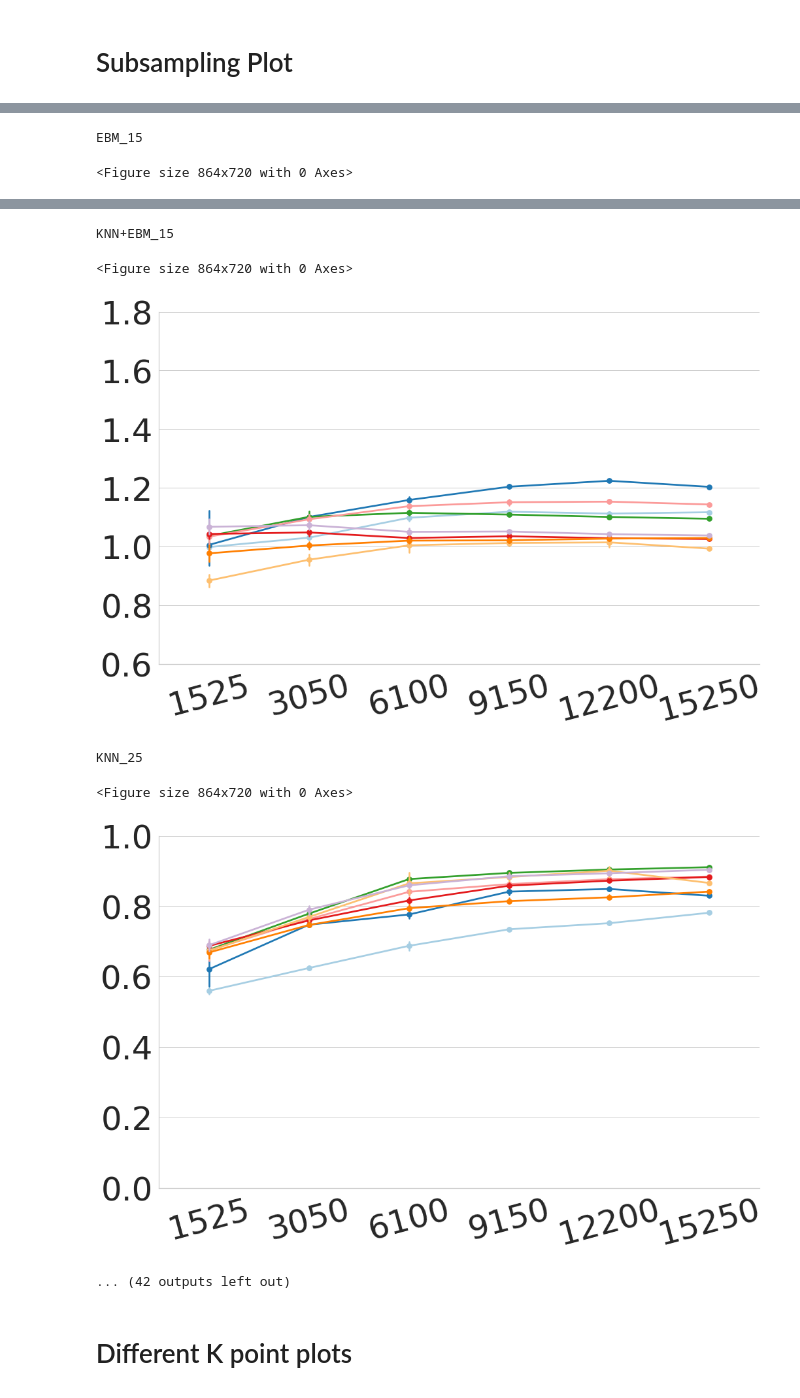
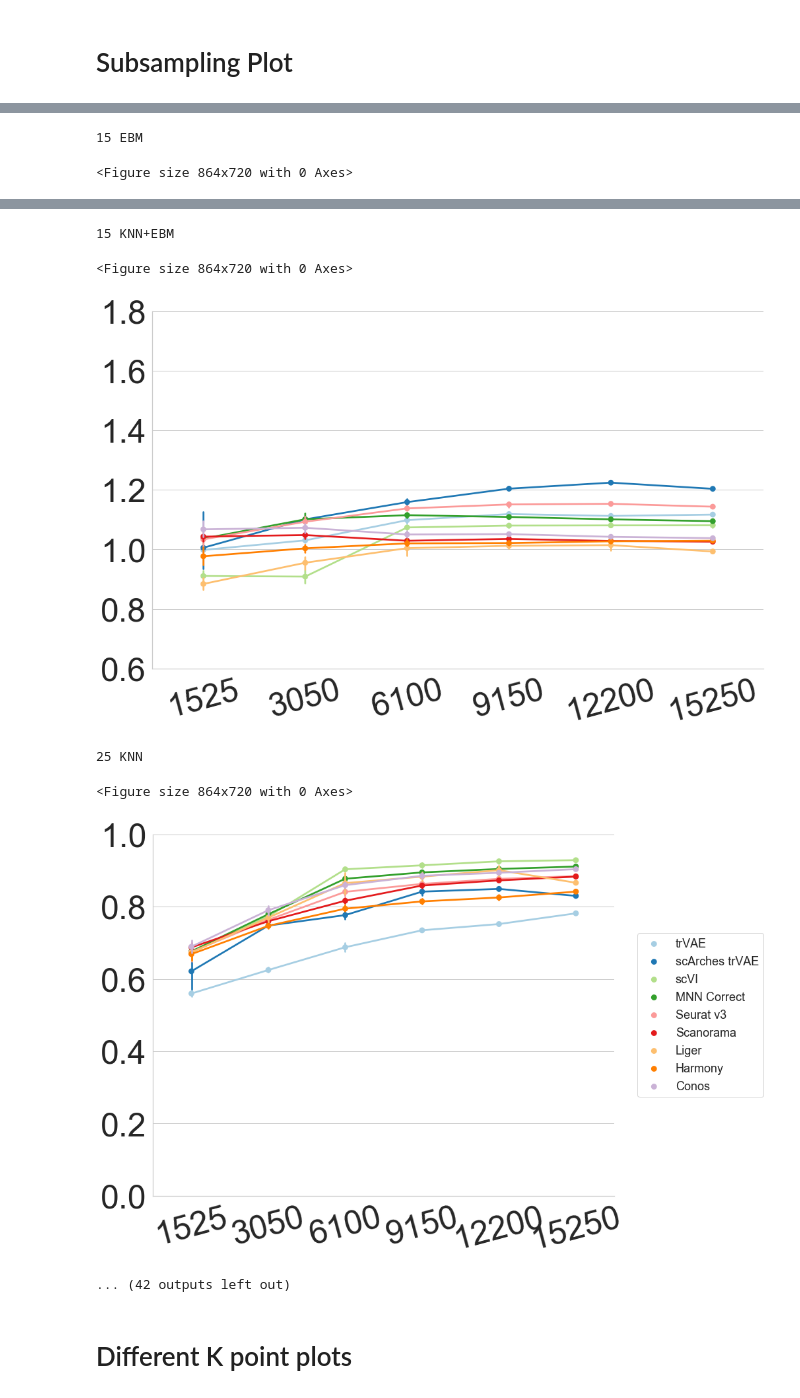
Before and after one commit to theislab/scArches-reproducibility, a Jupyter notebook: notebooks/figures/methodComparison-mousebrain.ipynb, the cells around one changed output, grey strips where cells are left out. Cells and saved outputs as stored; diff of their text form; code cells hidden in the pictures.

Commit message:
Minor improvements
- test scripts updated to be compatible with new release of scArches
- notebooks for reproducing figures updated
- unnecessary test scripts deleted

```diff
--- a/notebooks/figures/methodComparison-mousebrain.ipynb
+++ b/notebooks/figures/methodComparison-mousebrain.ipynb
@@ -121,7 +109,7 @@ harmony_scores['EBM'] = harmony_scores['EBM_15']
 # %% [markdown]
 # Scanorama
 # %%
-scanorama_scores_df = [pd.read_csv(f"./results/subsample/Scanorama/{data_name}/{i}.log", header=None) for i in range(5)]
+scanorama_scores_df = [pd.read_csv(f"./results/subsample/{data_name}/Scanorama/{i}.log", header=None) for i in range(5)]
 scanorama_scores_df = pd.concat(scanorama_scores_df)
 # %%
 scanorama_scores_df.columns = columns
@@ -134,7 +122,7 @@ scanorama_scores['EBM'] = scanorama_scores['EBM_15']
 # %% [markdown]
 # Integrating results
 # %%
-results_df = pd.concat([trVAE_scores, scArches_scores, scArches_v1_scores, scArches_v2_scores,
+results_df = pd.concat([trVAE_scores, scArches_scores,
                         scvi_scores, mnn_scores, seurat_scores,
                         scanorama_scores, liger_scores, harmony_scores, conos_scores_df])
 # %% [markdown]
@@ -166,32 +152,36 @@ results_df_cmpr = results_df[~results_df['Architecture'].isin(['scArches trVAE v
+# %%
+results_df_cmpr = results_df.copy()
 # %%
 results_df_cmpr_melted = results_df_cmpr.drop(['ASW', 'NMI', 'ARI', 'EBM', 'KNN'], axis=1)
 results_df_cmpr_melted = pd.melt(results_df_cmpr_melted, id_vars=['Architecture', 'subsample_number', 'subsample fraction'], var_name='type')
 # %%
 results_df_cmpr_melted['K'] = results_df_cmpr_melted['type'].apply(lambda x: x.split("_")[1])
 results_df_cmpr_melted['type'] = results_df_cmpr_melted['type'].apply(lambda x: x.split("_")[0])
+# %%
+results_df_cmpr_melted['K'] = results_df_cmpr_melted['K'].astype(int)
 # %%
 for k in ks:
-    plot_columns = [f'KNN_{k}', f'EBM_{k}', f'KNN+EBM_{k}']
+    plot_columns = [f'KNN', f'EBM', f'KNN+EBM']
     for idx, score in enumerate(plot_columns):
-        print(score)
+        print(k, score)
         plt.close("all")
         plt.figure(figsize=(12, 10))
-        plot_data = results_df_cmpr_melted[results_df_cmpr_melted['K'] == k]
-        g = sns.catplot(x="subsample_number", y=score, hue="Architecture", kind="point",
-                        data=results_df_cmpr, legend=False,
+        plot_data = results_df_cmpr_melted[results_df_cmpr_melted['K'] == k][results_df_cmpr_melted['type'] == score]
+        g = sns.catplot(x="subsample_number", y='value', hue="Architecture", kind="point",
+                        data=plot_data, legend=False,
                         height=10, aspect=1.5, palette=sns.color_palette("Paired", 9))
         plt.xlabel('', fontsize=22)
         plt.ylabel("", fontsize=22)
         plt.xticks(rotation=15)
-        if score in [f'EBM_{k}', f'KNN_{k}']:
+        if score in [f'EBM', f'KNN']:
             plt.ylim(0, 1)
             plt.yticks(np.arange(0, 1.2, 0.2))
         else:
             plt.ylim(0.6, 1.6)
             plt.yticks(np.arange(0.6, 1.8, 0.2))
     #     plt.title(score)
-#         if idx == 0:
-#             plt.legend(bbox_to_anchor=(1.05,0.5), borderaxespad=0, loc='center left', prop={'size': 18})
+        if idx == 0:
+            plt.legend(bbox_to_anchor=(1.05,0.5), borderaxespad=0, loc='center left', prop={'size': 18})
         plt.tight_layout()
         os.makedirs(f"./results/subsample/{data_name}/pointplot/", exist_ok=True)
         plt.savefig(f"./results/subsample/{data_name}/pointplot/{score}.pdf", dpi=300)
@@ -205,2 +195,2 @@ KNN_15
-EBM_15
+15 EBM
 <Figure size 864x720 with 0 Axes>
@@ -208,9 +198,9 @@ EBM_15
-KNN+EBM_15
+15 KNN+EBM
 <Figure size 864x720 with 0 Axes>
-[figure, old version]
+[figure, new version]
-KNN_25
+25 KNN
 <Figure size 864x720 with 0 Axes>
-[figure, old version]
+[figure, new version]
 ... (42 outputs left out)
 # %% [markdown]
 # Different K point plots
```
Also changed, not shown: parts of 15 cells of this notebook, 10 other files.
